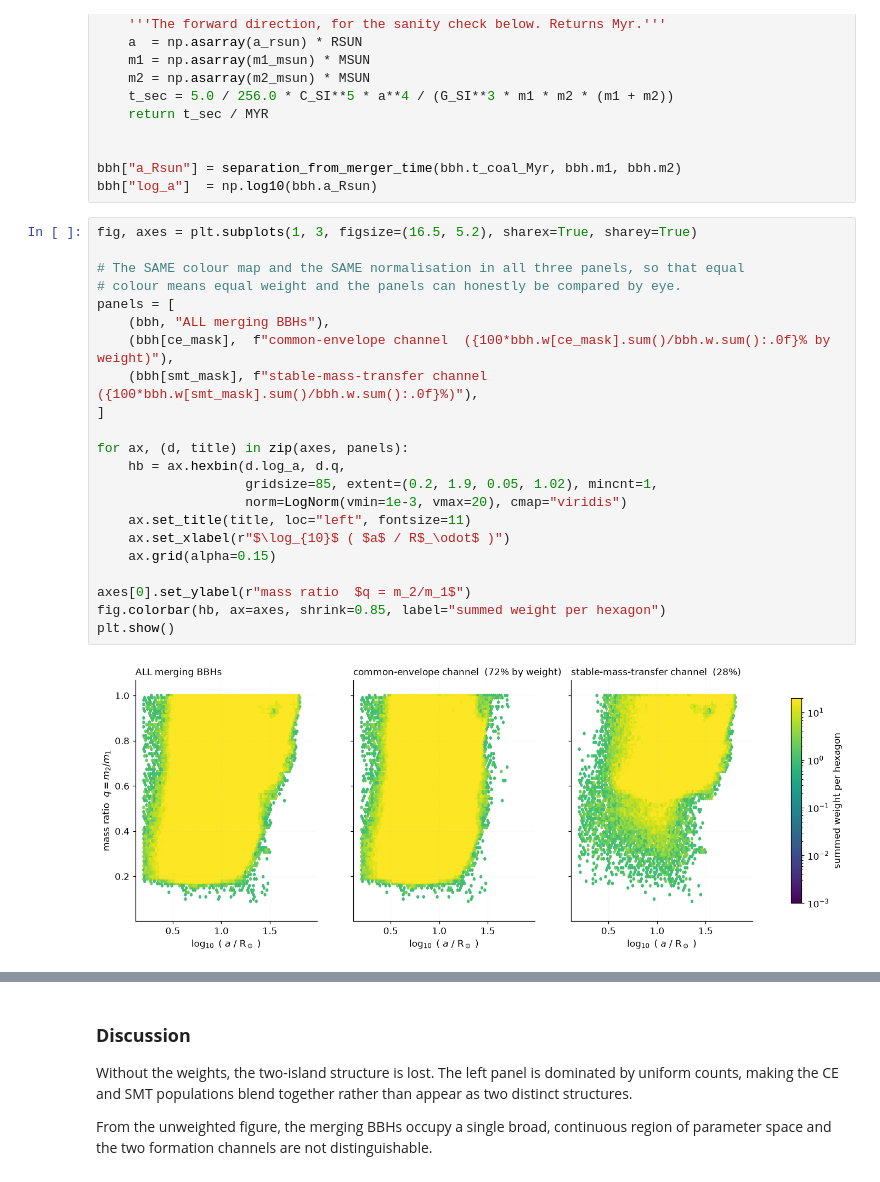
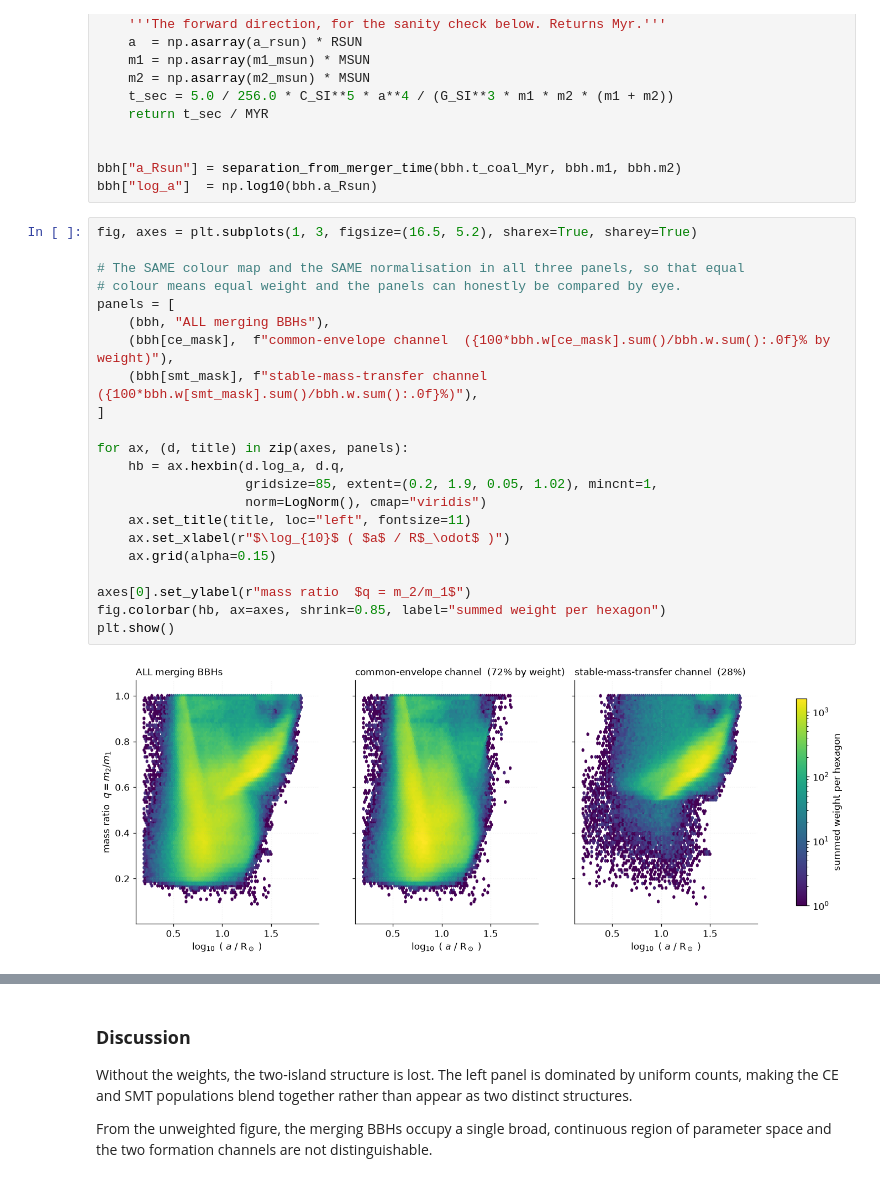
Before and after one commit to m-harry-9/GROWL_harry, a Jupyter notebook: onboarding_2/Second_exercise.ipynb, the cells around one changed output, grey strips where cells are left out. Cells and saved outputs as stored; diff of their text form.

```diff
--- a/onboarding_2/Second_exercise.ipynb
+++ b/onboarding_2/Second_exercise.ipynb
@@ -570,24 +570,24 @@ bbh["log_a"]  = np.log10(bbh.a_Rsun)
 # %%
 fig, axes = plt.subplots(1, 3, figsize=(16.5, 5.2), sharex=True, sharey=True)
 
 # The SAME colour map and the SAME normalisation in all three panels, so that equal
 # colour means equal weight and the panels can honestly be compared by eye.
 panels = [
     (bbh, "ALL merging BBHs"),
     (bbh[ce_mask],  f"common-envelope channel  ({100*bbh.w[ce_mask].sum()/bbh.w.sum():.0f}% by weight)"),
     (bbh[smt_mask], f"stable-mass-transfer channel  ({100*bbh.w[smt_mask].sum()/bbh.w.sum():.0f}%)"),
 ]
 
 for ax, (d, title) in zip(axes, panels):
     hb = ax.hexbin(d.log_a, d.q,
                    gridsize=85, extent=(0.2, 1.9, 0.05, 1.02), mincnt=1,
-                   norm=LogNorm(vmin=1e-3, vmax=20), cmap="viridis")
+                   norm=LogNorm(), cmap="viridis")
     ax.set_title(title, loc="left", fontsize=11)
     ax.set_xlabel(r"$\log_{10}$ ( $a$ / R$_\odot$ )")
     ax.grid(alpha=0.15)
 
 axes[0].set_ylabel(r"mass ratio  $q = m_2/m_1$")
 fig.colorbar(hb, ax=axes, shrink=0.85, label="summed weight per hexagon")
 plt.show()
 # %% [output]
-[figure, old version]
+[figure, new version]
```
Also changed, not shown: parts of 1 cell of this notebook, 2 other files.
